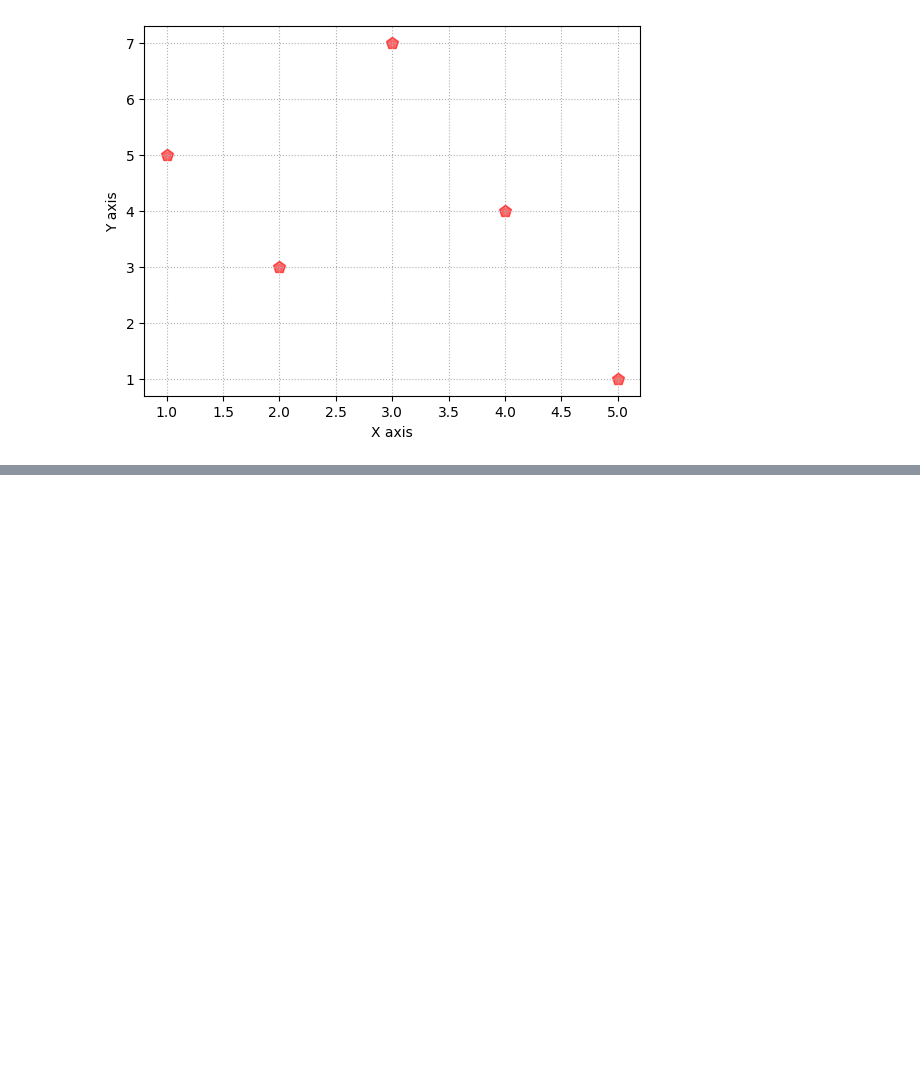
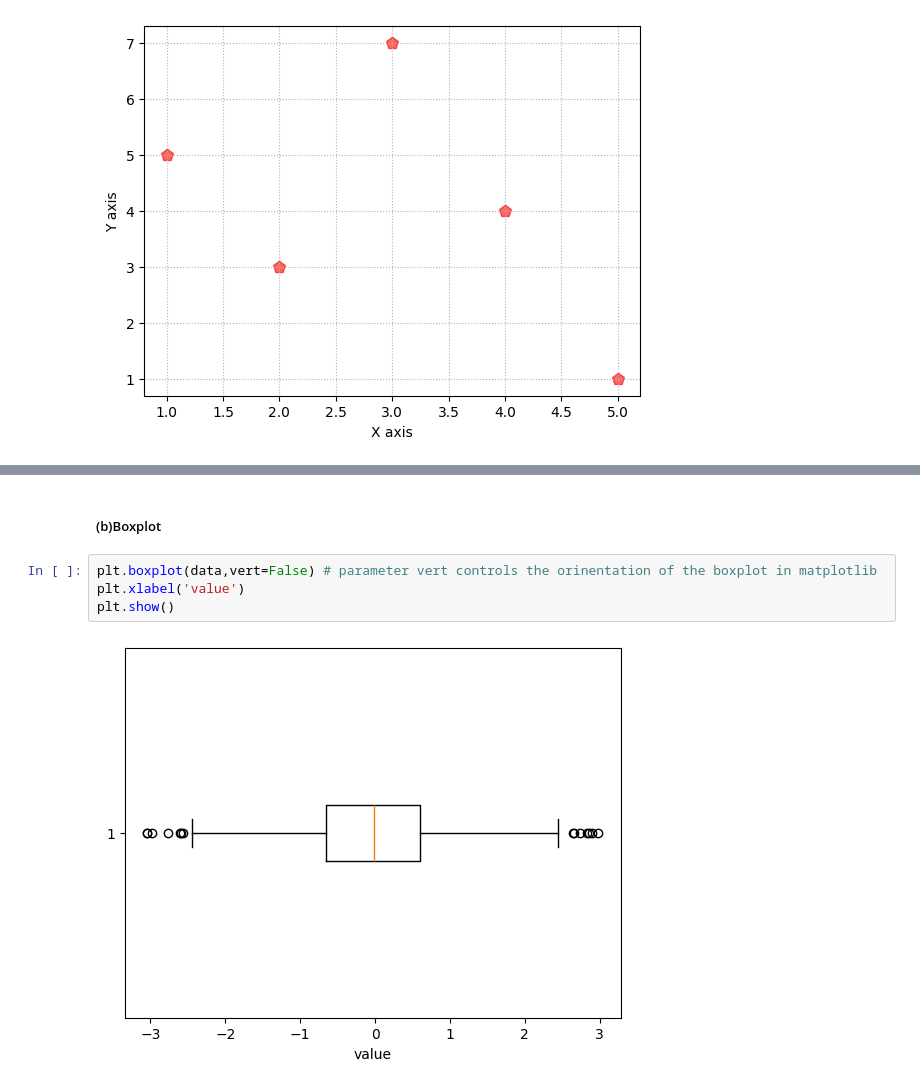
Before and after one commit to najafathima/Data_Science, a Jupyter notebook: week3.ipynb, the cells around one changed output, grey strips where cells are left out. Drawn from its saved outputs; the diff is of its cells as text; blank space fills up the shorter version.

```diff
--- a/week3.ipynb
+++ b/week3.ipynb
@@ -246,0 +262,8 @@ plt.show()
+# %% [markdown]
+##### (b)Boxplot
+# %%
+plt.boxplot(data,vert=False) # parameter vert controls the orinentation of the boxplot in matplotlib
+plt.xlabel('value')
+plt.show()
+# %% [output]
+[figure, added]
```
Also changed, not shown: parts of 43 cells of this notebook.
